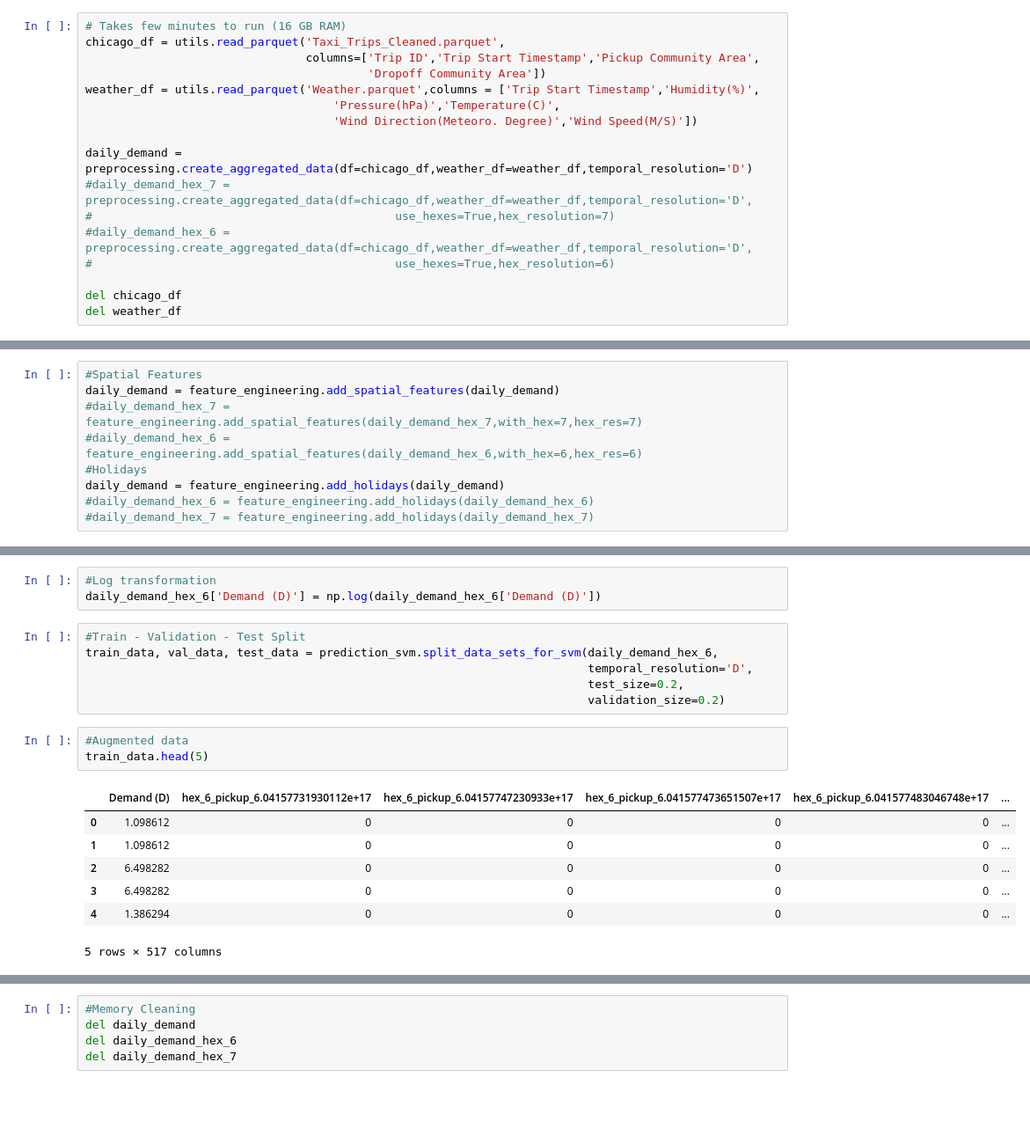
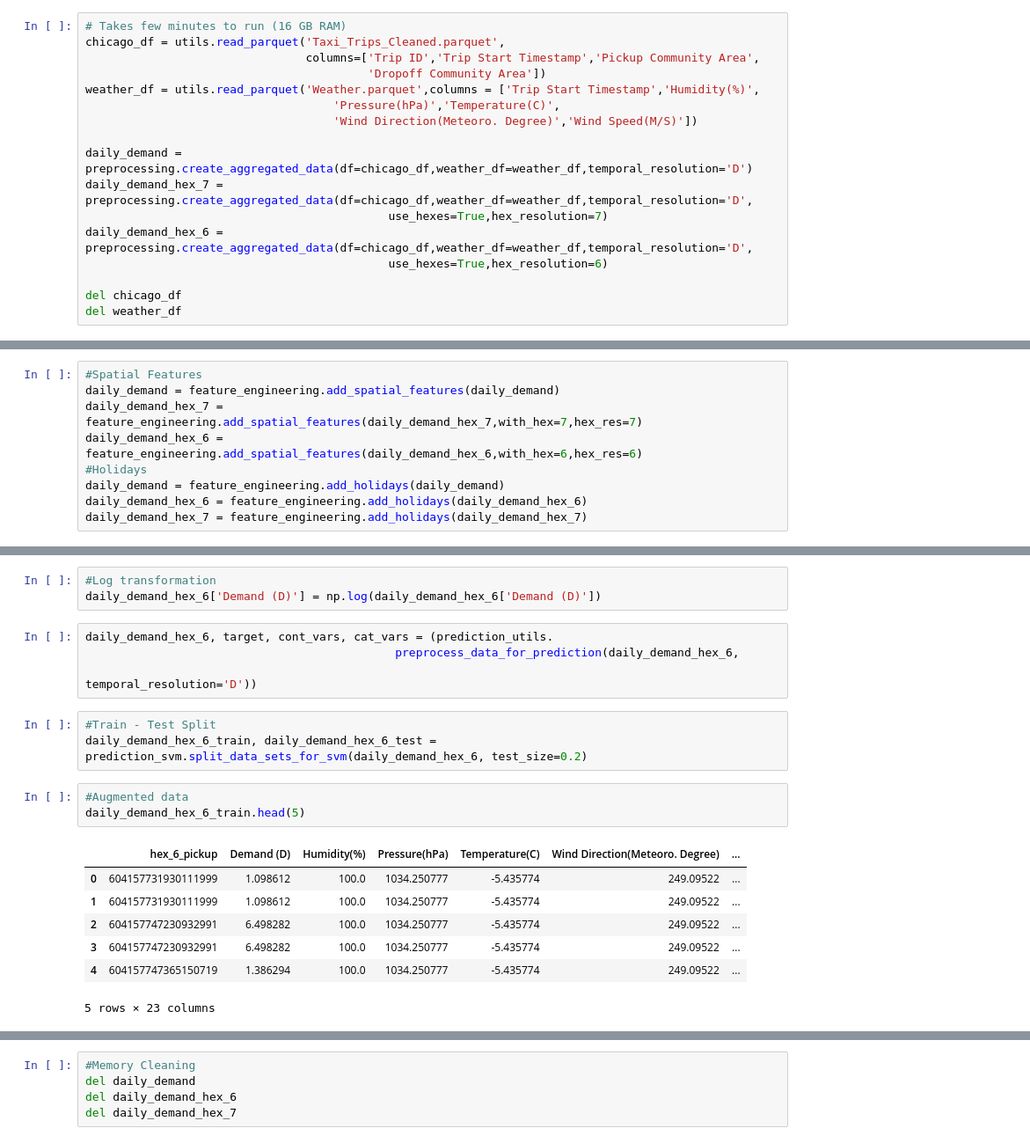
Before and after one commit to SepehrRad/aaa21, a Jupyter notebook: notebooks/prediction_svm.ipynb, the cells around one changed output, grey strips where cells are left out. Shown at 88% size. Cells and saved outputs as stored; diff of their text form; blank space fills up the shorter version.

```diff
--- a/notebooks/prediction_svm.ipynb
+++ b/notebooks/prediction_svm.ipynb
@@ -53,10 +53,10 @@ weather_df = utils.read_parquet('Weather.parquet',columns = ['Trip Start Timesta
                                     'Wind Direction(Meteoro. Degree)','Wind Speed(M/S)'])
 
 daily_demand = preprocessing.create_aggregated_data(df=chicago_df,weather_df=weather_df,temporal_resolution='D')
-#daily_demand_hex_7 = preprocessing.create_aggregated_data(df=chicago_df,weather_df=weather_df,temporal_resolution='D',
-#                                            use_hexes=True,hex_resolution=7)
-#daily_demand_hex_6 = preprocessing.create_aggregated_data(df=chicago_df,weather_df=weather_df,temporal_resolution='D',
-#                                            use_hexes=True,hex_resolution=6)
+daily_demand_hex_7 = preprocessing.create_aggregated_data(df=chicago_df,weather_df=weather_df,temporal_resolution='D',
+                                            use_hexes=True,hex_resolution=7)
+daily_demand_hex_6 = preprocessing.create_aggregated_data(df=chicago_df,weather_df=weather_df,temporal_resolution='D',
+                                            use_hexes=True,hex_resolution=6)
 
 del chicago_df
 del weather_df
@@ -70,12 +70,12 @@ In this section we add the following spatial and temporal features to our data b
 # %%
 #Spatial Features
 daily_demand = feature_engineering.add_spatial_features(daily_demand)
-#daily_demand_hex_7 = feature_engineering.add_spatial_features(daily_demand_hex_7,with_hex=7,hex_res=7)
-#daily_demand_hex_6 = feature_engineering.add_spatial_features(daily_demand_hex_6,with_hex=6,hex_res=6)
+daily_demand_hex_7 = feature_engineering.add_spatial_features(daily_demand_hex_7,with_hex=7,hex_res=7)
+daily_demand_hex_6 = feature_engineering.add_spatial_features(daily_demand_hex_6,with_hex=6,hex_res=6)
 #Holidays
 daily_demand = feature_engineering.add_holidays(daily_demand)
-#daily_demand_hex_6 = feature_engineering.add_holidays(daily_demand_hex_6)
-#daily_demand_hex_7 = feature_engineering.add_holidays(daily_demand_hex_7)
+daily_demand_hex_6 = feature_engineering.add_holidays(daily_demand_hex_6)
+daily_demand_hex_7 = feature_engineering.add_holidays(daily_demand_hex_7)
 # %% [markdown]
 ### Model Architecture
 ---
@@ -555,23 +578,24 @@ In this section we build our svm model for demand prediction using hex 6 as our
 # %%
 #Log transformation
 daily_demand_hex_6['Demand (D)'] = np.log(daily_demand_hex_6['Demand (D)'])
+# %%
+daily_demand_hex_6, target, cont_vars, cat_vars = (prediction_utils.
+                                             preprocess_data_for_prediction(daily_demand_hex_6,
+                                                                            temporal_resolution='D'))
 # %%
-#Train - Validation - Test Split
-train_data, val_data, test_data = prediction_svm.split_data_sets_for_svm(daily_demand_hex_6,
-                                                                         temporal_resolution='D',
-                                                                         test_size=0.2,
-                                                                         validation_size=0.2)
+#Train - Test Split
+daily_demand_hex_6_train, daily_demand_hex_6_test = prediction_svm.split_data_sets_for_svm(daily_demand_hex_6, test_size=0.2)
 # %%
 #Augmented data
-train_data.head(5)
+daily_demand_hex_6_train.head(5)
 # %% [output]
-|  | Demand (D) | hex_6_pickup_6.04157731930112e+17 | hex_6_pickup_6.04157747230933e+17 | hex_6_pickup_6.041577473651507e+17 | hex_6_pickup_6.041577483046748e+17 | ... |
-| 0 | 1.098612 | 0 | 0 | 0 | 0 | ... |
-| 1 | 1.098612 | 0 | 0 | 0 | 0 | ... |
-| 2 | 6.498282 | 0 | 0 | 0 | 0 | ... |
-| 3 | 6.498282 | 0 | 0 | 0 | 0 | ... |
-| 4 | 1.386294 | 0 | 0 | 0 | 0 | ... |
+|  | hex_6_pickup | Demand (D) | Humidity(%) | Pressure(hPa) | Temperature(C) | Wind Direction(Meteoro. Degree) | ... |
+| 0 | 604157731930111999 | 1.098612 | 100.0 | 1034.250777 | -5.435774 | 249.09522 | ... |
+| 1 | 604157731930111999 | 1.098612 | 100.0 | 1034.250777 | -5.435774 | 249.09522 | ... |
+| 2 | 604157747230932991 | 6.498282 | 100.0 | 1034.250777 | -5.435774 | 249.09522 | ... |
+| 3 | 604157747230932991 | 6.498282 | 100.0 | 1034.250777 | -5.435774 | 249.09522 | ... |
+| 4 | 604157747365150719 | 1.386294 | 100.0 | 1034.250777 | -5.435774 | 249.09522 | ... |
-5 rows × 517 columns
+5 rows × 23 columns
 # %%
 #Categorical and Continuous Variables
 print('Continuous variables:')
```
Also changed, not shown: parts of 184 cells of this notebook, 1 other file.
